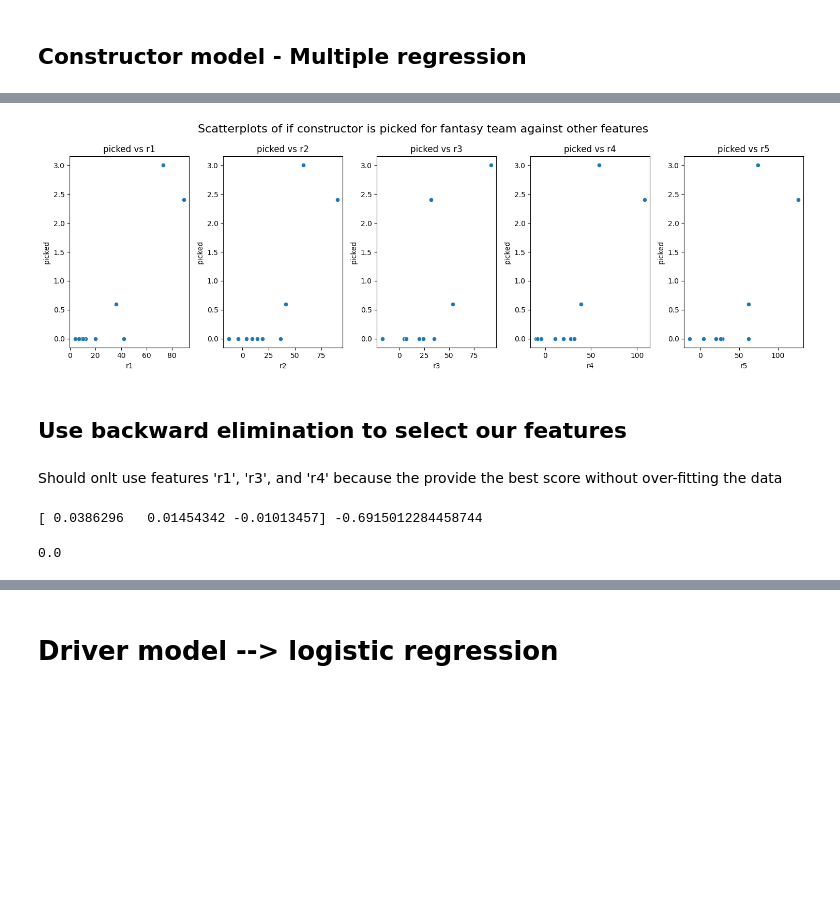
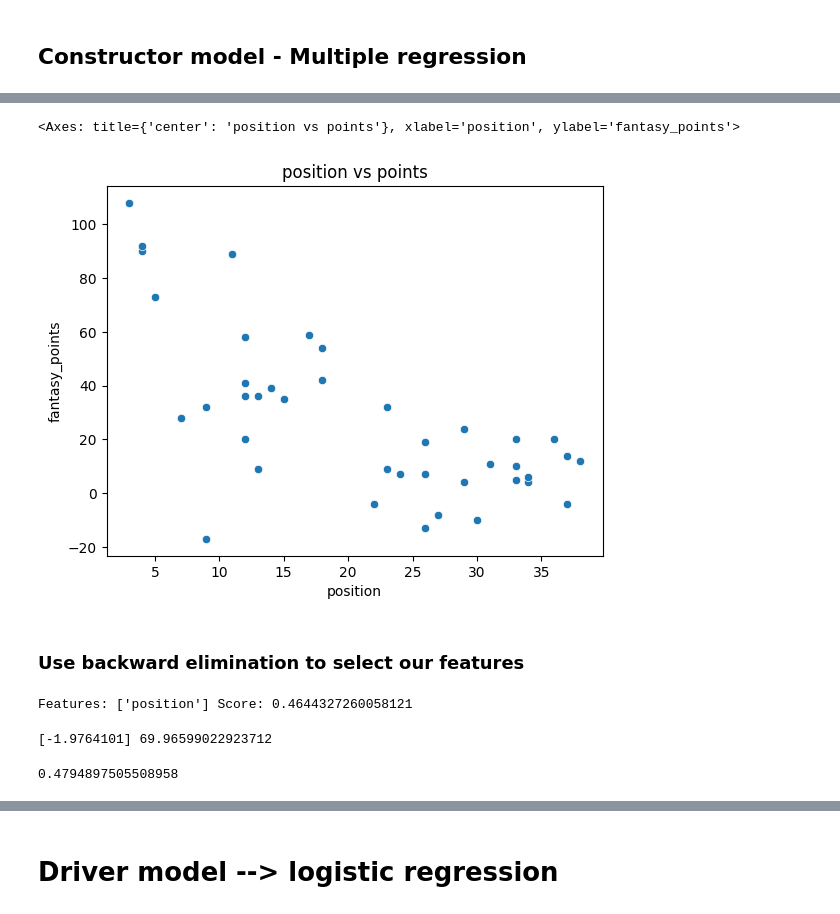
Before and after one commit to ldhaliwal/F1FantasyTeamOptimizer, a Jupyter notebook: model.ipynb, the cells around one changed output, grey strips where cells are left out. Saved outputs shown, nothing was run; the diff lists cells and outputs as text; code cells hidden in the pictures; blank space fills up the shorter version.

```diff
--- a/model.ipynb
+++ b/model.ipynb
@@ -256,25 +242,15 @@ constructor_df
-# %%
-# Make sure the relationship looks linear
-possible_features = ['r1', 'r2', 'r3', 'r4', 'r5']
-
-# Create 3 axes in 1 row that don't share the y axis
-fig, axes = plt.subplots(nrows=1, ncols=len(possible_features), figsize=(15, 5), sharey=False)
-
-# Loop through
-for index, feature in enumerate(possible_features):
-    sns.scatterplot(data=constructor_df, x=feature, y="picked", ax=axes[index])
-    axes[index].set_title(f'picked vs {feature}')
-
-fig.suptitle("Scatterplots of if constructor is picked for fantasy team against other features", fontsize=16)
-fig.tight_layout()
-# %% [output]
-[figure, removed]
+# %%
+plt.title("position vs points")
+sns.scatterplot(data=constructor_df, x="position", y="fantasy_points")
+# %% [output]
+<Axes: title={'center': 'position vs points'}, xlabel='position', ylabel='fantasy_points'>
+[figure, added]
 # %% [markdown]
-## Use backward elimination to select our features
+### Use backward elimination to select our features
 # %%
 # Create the model with everything first
-selected_features = ["r1", "r2", "r3", "r4", "r5"]
-y_train = constructor_df["picked"]
+selected_features = ["position"]
+y_train = constructor_df["fantasy_points"]
 
 # Initialize the model
 model = LinearRegression()
@@ -321,24 +297,24 @@ model.fit(X_train, y_train)
 initial_score = model.score(X_train, y_train)
 
 print("Features:", selected_features, "Score:", initial_score)
+# %% [output]
+Features: ['position'] Score: 0.4644327260058121
-# %% [markdown]
-Should onlt use features 'r1', 'r3', and 'r4' because the provide the best score without over-fitting the data
 # %%
 # Extract Data
-X = constructor_df[["r1", "r3", "r4"]]
-y = constructor_df["picked"]
+x = constructor_df[["position"]]
+y = constructor_df["fantasy_points"]
 
 # split into training and test data
-X_train, X_test, y_train, y_test = train_test_split(X, y, test_size=0.2, random_state=5)
+x_train, x_test, y_train, y_test = train_test_split(x, y, test_size=0.2, random_state=20)
 
 # Create the model
-model = LinearRegression()
+c_model = LinearRegression()
 
 # Train the model
-model = model.fit(X_train, y_train)
+c_model = model.fit(x_train, y_train)
 
-print(model.coef_, model.intercept_)
+print(c_model.coef_, c_model.intercept_)
 # %% [output]
-[ 0.0386296   0.01454342 -0.01013457] -0.6915012284458744
+[-1.9764101] 69.96599022923712
 # %%
 # make predictions on test data
@@ -346,5 +322,5 @@ y_pred = model.predict(X_test)
 # %%
 # accuracy
-model.score(X_test, y_test)
+c_model.score(x_test, y_test)
 # %% [output]
-0.0
+0.4794897505508958
```
Also changed, not shown: parts of 12 cells of this notebook, 4 other files.
